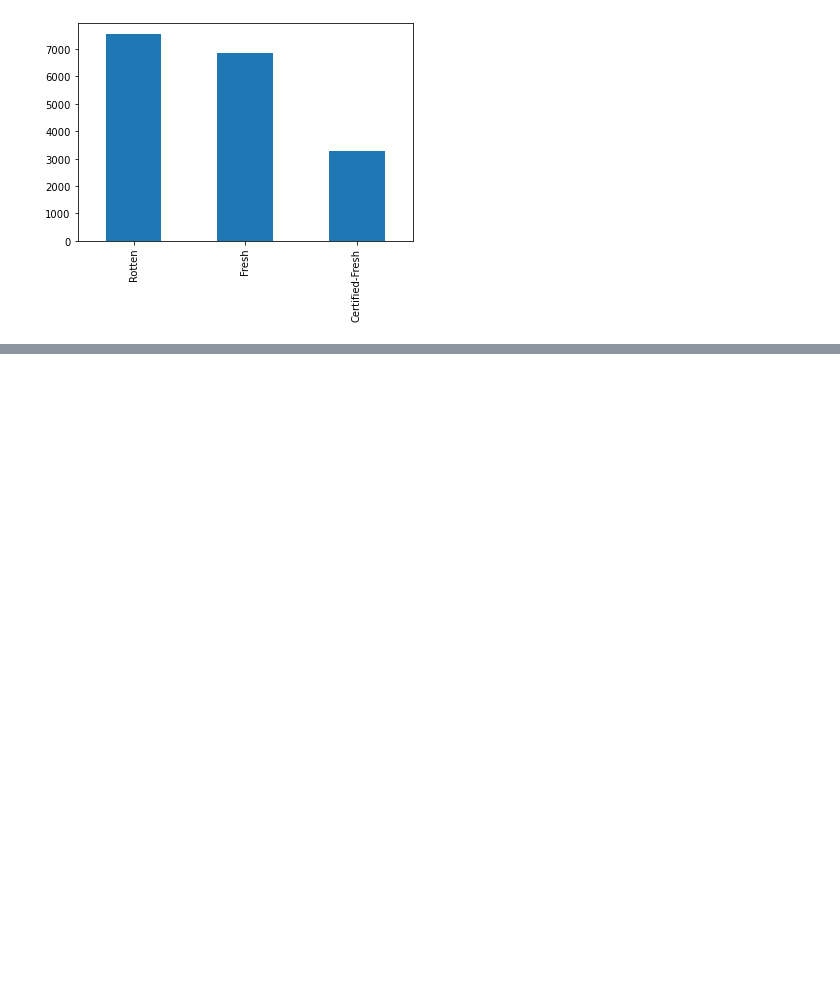
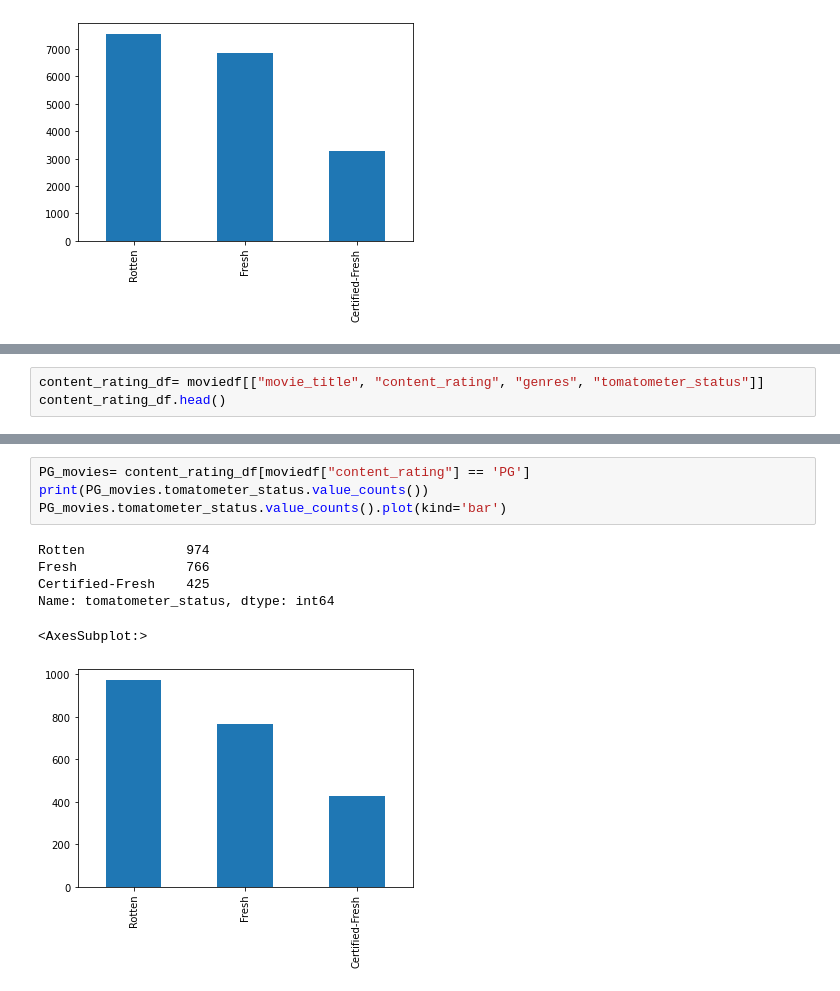
Before and after one commit to devinhughes/Rotten_tomatoes_project, a Jupyter notebook: EDA.ipynb, the cells around one changed output, grey strips where cells are left out. Saved outputs shown, nothing was run; the diff lists cells and outputs as text; blank space fills up the shorter version.

Commit message:
tomato status per rating

```diff
--- a/EDA.ipynb
+++ b/EDA.ipynb
@@ -156,0 +174,3 @@ moviedf['tomatometer_status'].value_counts().plot(kind='bar')
+# %%
+content_rating_df= moviedf[["movie_title", "content_rating", "genres", "tomatometer_status"]]
+content_rating_df.head()
@@ -156,0 +184,11 @@ moviedf['tomatometer_status'].value_counts().plot(kind='bar')
+# %%
+PG_movies= content_rating_df[moviedf["content_rating"] == 'PG']
+print(PG_movies.tomatometer_status.value_counts())
+PG_movies.tomatometer_status.value_counts().plot(kind='bar')
+# %% [output]
+Rotten             974
+Fresh              766
+Certified-Fresh    425
+Name: tomatometer_status, dtype: int64
+<AxesSubplot:>
+[figure, added]
```
Also changed, not shown: parts of 9 cells of this notebook.
